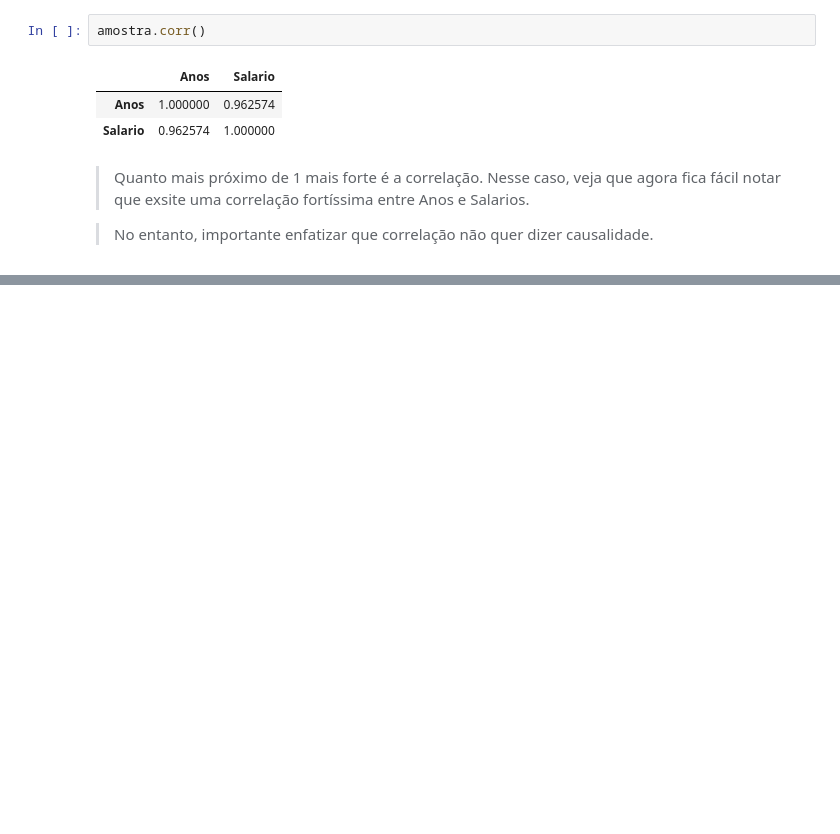
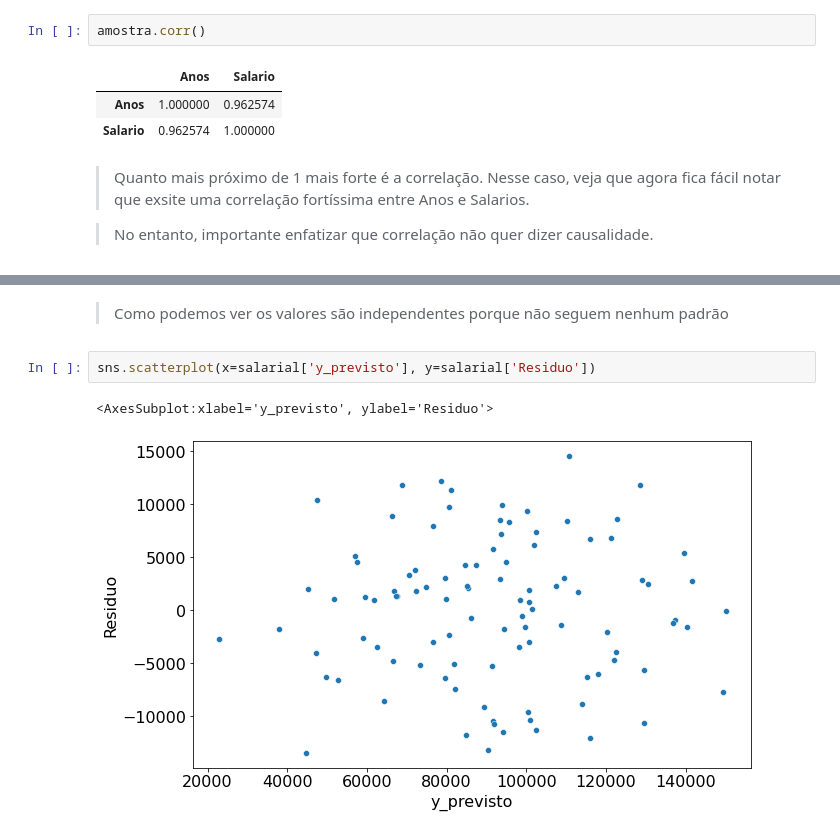
Before and after one commit to KPxto/bootcamp-alura, a Jupyter notebook: modulo_03/estatistica/Covariancia e Correlação.ipynb, the cells around one changed output, grey strips where cells are left out. Drawn from its saved outputs; the diff is of its cells as text; blank space fills up the shorter version.

```diff
--- a/modulo_03/estatistica/Covariancia e Correlação.ipynb
+++ b/modulo_03/estatistica/Covariancia e Correlação.ipynb
@@ -121,0 +233,7 @@ amostra.corr()
+# %% [markdown]
+>Como podemos ver os valores são independentes porque não seguem nenhum padrão
+# %%
+sns.scatterplot(x=salarial['y_previsto'], y=salarial['Residuo'])
+# %% [output]
+<AxesSubplot:xlabel='y_previsto', ylabel='Residuo'>
+[figure, added]
```
Also changed, not shown: parts of 34 cells of this notebook, 2 other files.
